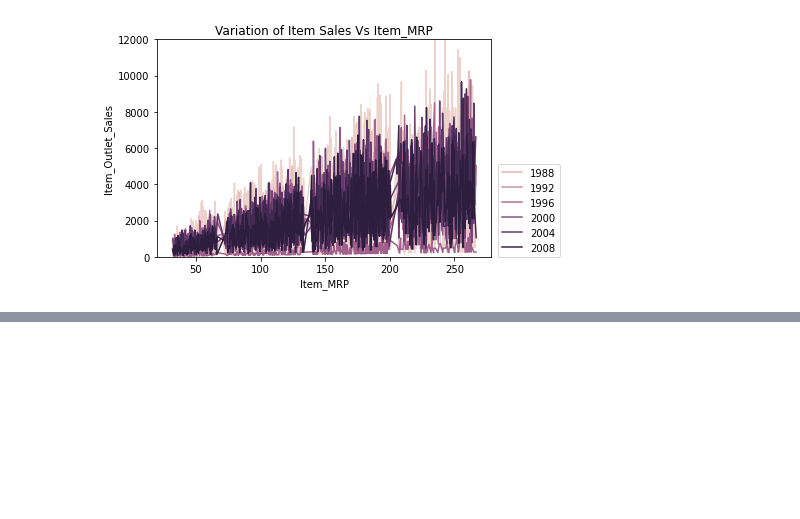
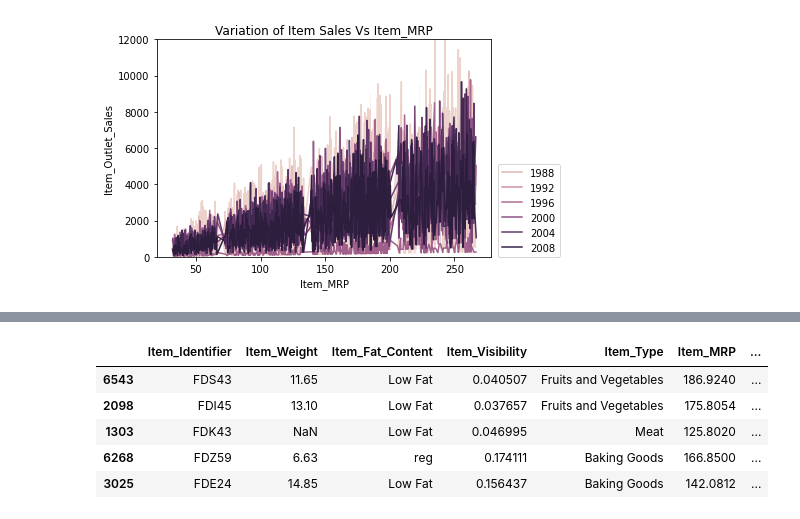
Before and after one commit to tendomart/food-sales-predictions, a Jupyter notebook: food_sales_predictions.ipynb, the cells around one changed output, grey strips where cells are left out. Saved outputs shown, nothing was run; the diff lists cells and outputs as text; code cells hidden in the pictures; blank space fills up the shorter version.

```diff
--- a/food_sales_predictions.ipynb
+++ b/food_sales_predictions.ipynb
@@ -130,0 +142,12 @@ plt.ylim(bottom=0, top=12000)
+# %%
+# Identify the features (X) and target (y): Assign the "Item_Outlet_Sales" column as your target
+# and the rest of the relevant variables as your features matrix.
+
+y = df['Item_Outlet_Sales']
+X = df.drop('Item_Outlet_Sales',axis=1)
+# %%
+# train_test_split
+# Create Train Test Split on datatset
+
+from sklearn.model_selection import train_test_split
+X_train, X_test, y_train, y_test = train_test_split(X, y, test_size=0.25, random_state=10)
@@ -130,0 +171,10 @@ plt.ylim(bottom=0, top=12000)
+# %%
+# Explore  dataset
+X_train.head()
+# %% [output]
+|  | Item_Identifier | Item_Weight | Item_Fat_Content | Item_Visibility | Item_Type | Item_MRP | ... |
+| 6543 | FDS43 | 11.65 | Low Fat | 0.040507 | Fruits and Vegetables | 186.9240 | ... |
+| 2098 | FDI45 | 13.10 | Low Fat | 0.037657 | Fruits and Vegetables | 175.8054 | ... |
+| 1303 | FDK43 | NaN | Low Fat | 0.046995 | Meat | 125.8020 | ... |
+| 6268 | FDZ59 | 6.63 | reg | 0.174111 | Baking Goods | 166.8500 | ... |
+| 3025 | FDE24 | 14.85 | Low Fat | 0.156437 | Baking Goods | 142.0812 | ... |
```
Also changed, not shown: parts of 16 cells of this notebook.
